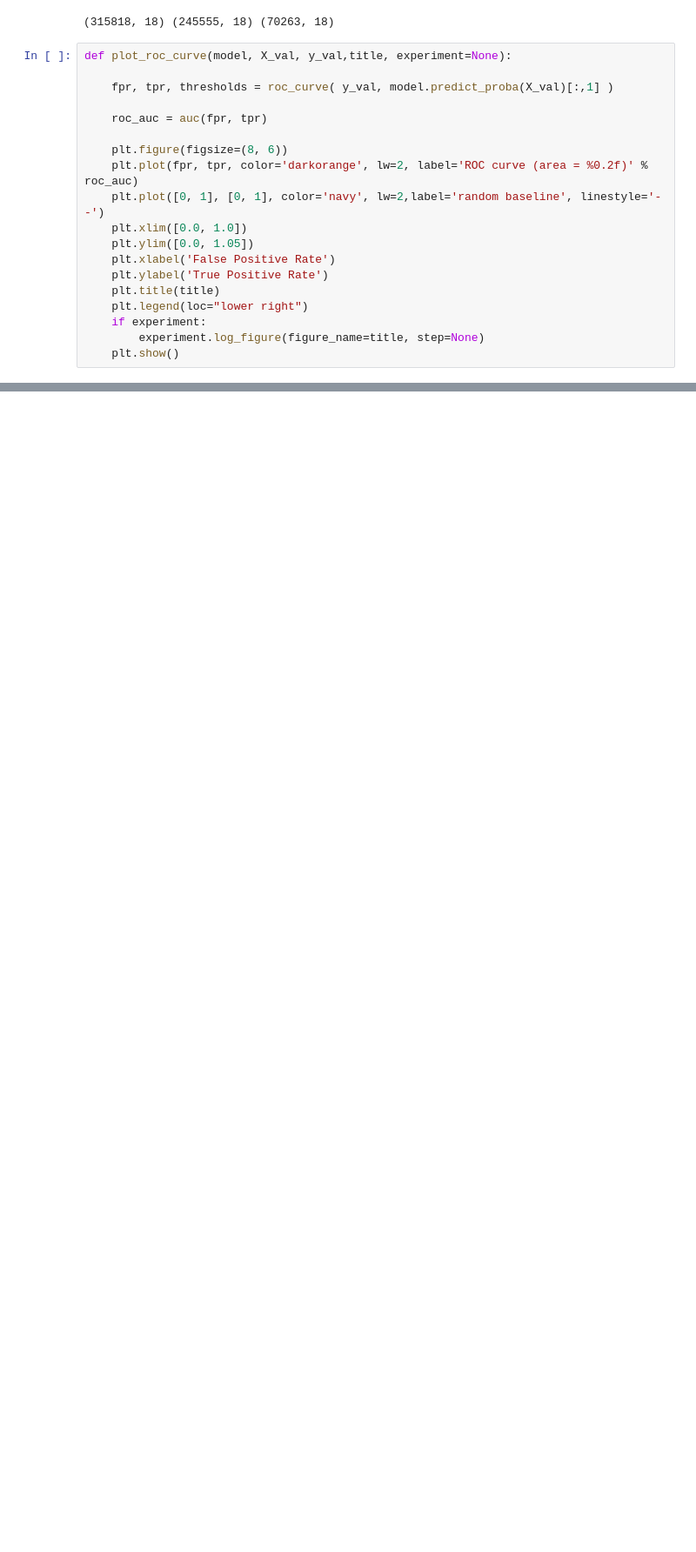
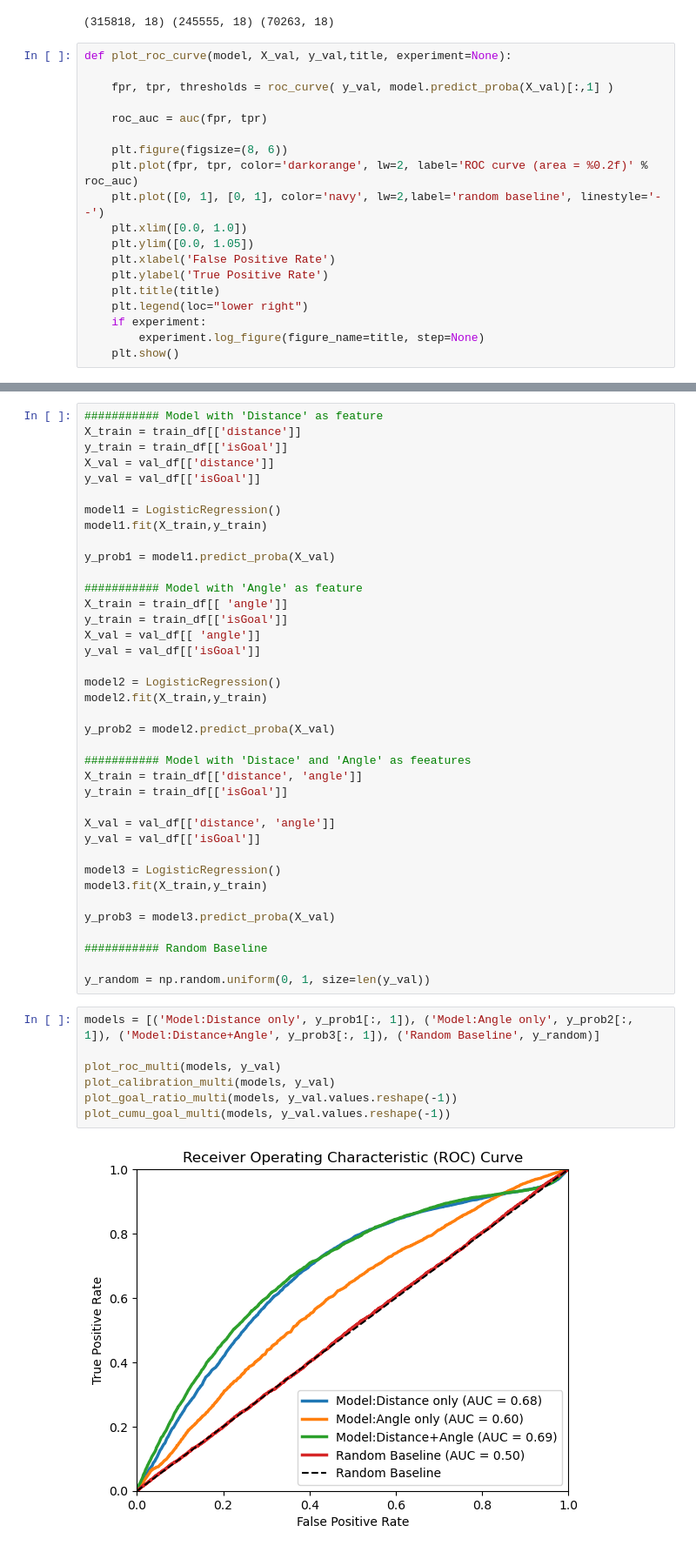
Before and after one commit to YashVadi/NHL-DataScience-IFT-6758, a Jupyter notebook: notebooks/experiments/baseline_experiments.ipynb, the cells around one changed output, grey strips where cells are left out. Shown at 87% size. Drawn from its saved outputs; the diff is of its cells as text; blank space fills up the shorter version.

```diff
--- a/notebooks/experiments/baseline_experiments.ipynb
+++ b/notebooks/experiments/baseline_experiments.ipynb
@@ -138,0 +215,47 @@ Name: count, dtype: int64
+# %%
+########### Model with 'Distance' as feature
+X_train = train_df[['distance']]
+y_train = train_df[['isGoal']]
+X_val = val_df[['distance']]
+y_val = val_df[['isGoal']]
+
+model1 = LogisticRegression()
+model1.fit(X_train,y_train)
+
+y_prob1 = model1.predict_proba(X_val)
+
+########### Model with 'Angle' as feature
+X_train = train_df[[ 'angle']]
+y_train = train_df[['isGoal']]
+X_val = val_df[[ 'angle']]
+y_val = val_df[['isGoal']]
+
+model2 = LogisticRegression()
+model2.fit(X_train,y_train)
+
+y_prob2 = model2.predict_proba(X_val)
+
+########### Model with 'Distace' and 'Angle' as feeatures
+X_train = train_df[['distance', 'angle']]
+y_train = train_df[['isGoal']]
+
+X_val = val_df[['distance', 'angle']]
+y_val = val_df[['isGoal']]
+
+model3 = LogisticRegression()
+model3.fit(X_train,y_train)
+
+y_prob3 = model3.predict_proba(X_val)
+
+########### Random Baseline
+
+y_random = np.random.uniform(0, 1, size=len(y_val))
+# %%
+models = [('Model:Distance only', y_prob1[:, 1]), ('Model:Angle only', y_prob2[:, 1]), ('Model:Distance+Angle', y_prob3[:, 1]), ('Random Baseline', y_random)]
+
+plot_roc_multi(models, y_val)
+plot_calibration_multi(models, y_val)
+plot_goal_ratio_multi(models, y_val.values.reshape(-1))
+plot_cumu_goal_multi(models, y_val.values.reshape(-1))
+# %% [output]
+[figure, added]
```
Also changed, not shown: parts of 12 cells of this notebook, 1 other file.
